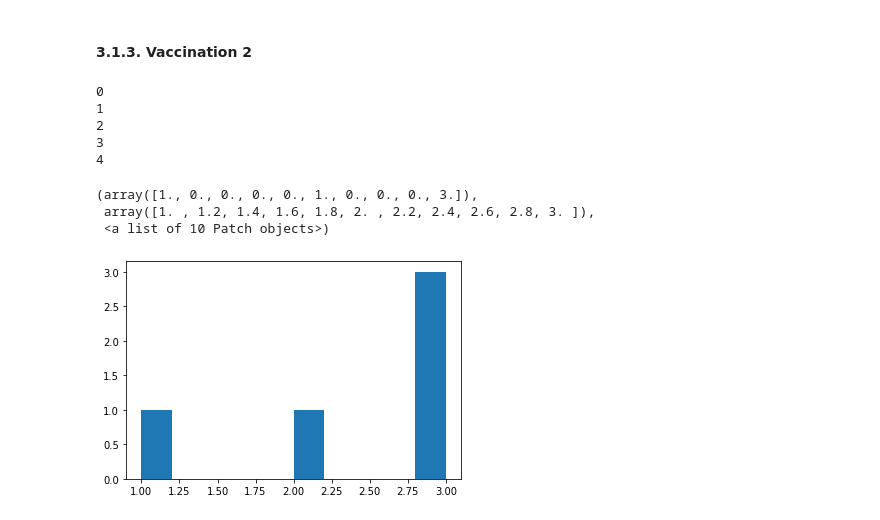
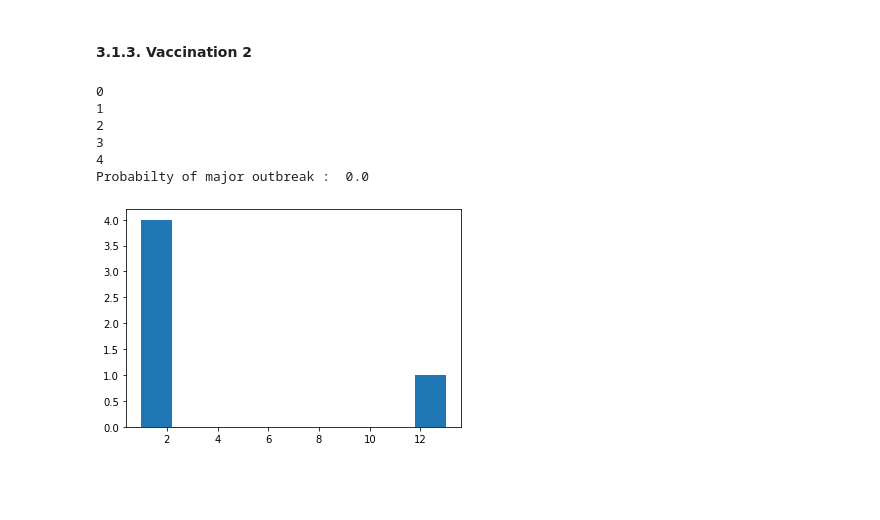
Before and after one commit to Raelag0112/Epidemio, a Jupyter notebook: Epidémio.ipynb, the cells around one changed output. Cells and saved outputs as stored; diff of their text form; code cells hidden in the pictures; blank space fills up the shorter version.

```diff
--- a/Epidémio.ipynb
+++ b/Epidémio.ipynb
@@ -476,24 +478,12 @@ plt.hist(sizes)
 # %% [markdown]
 #### 3.1.3. Vaccination 2 ####
-# %%
-n_sim = 5
-sizes = np.array([])
-
-for i in range(n_sim):
-
-    print(i)
-
-    infected = epi_vac2(N, assoHT)
-    sizes = np.append(sizes, (infected == 2).sum())
-
-plt.hist(sizes)
-# %% [output]
-0
-1
-2
-3
-4
-(array([1., 0., 0., 0., 0., 1., 0., 0., 0., 3.]),
- array([1. , 1.2, 1.4, 1.6, 1.8, 2. , 2.2, 2.4, 2.6, 2.8, 3. ]),
- <a list of 10 Patch objects>)
-[figure, removed]
+# %%
+simul(distrib="HT", scenario="V2")
+# %% [output]
+0
+1
+2
+3
+4
+Probabilty of major outbreak :  0.0
+[figure, added]
```
Also changed, not shown: parts of 18 cells of this notebook.
